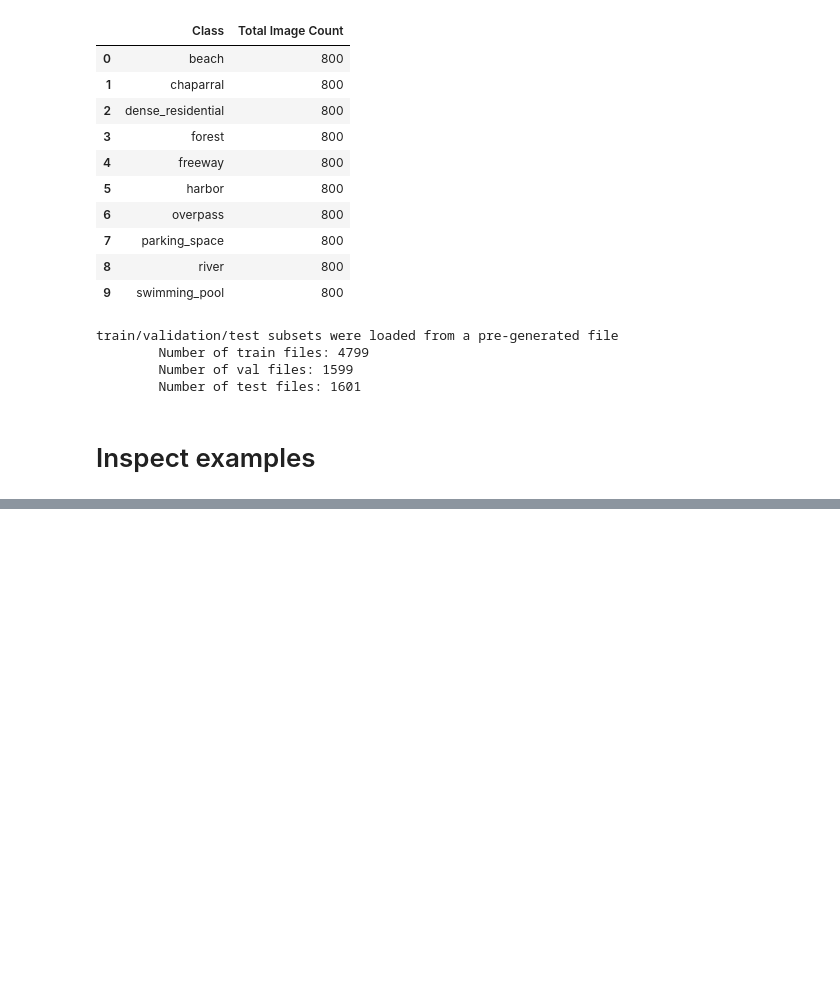
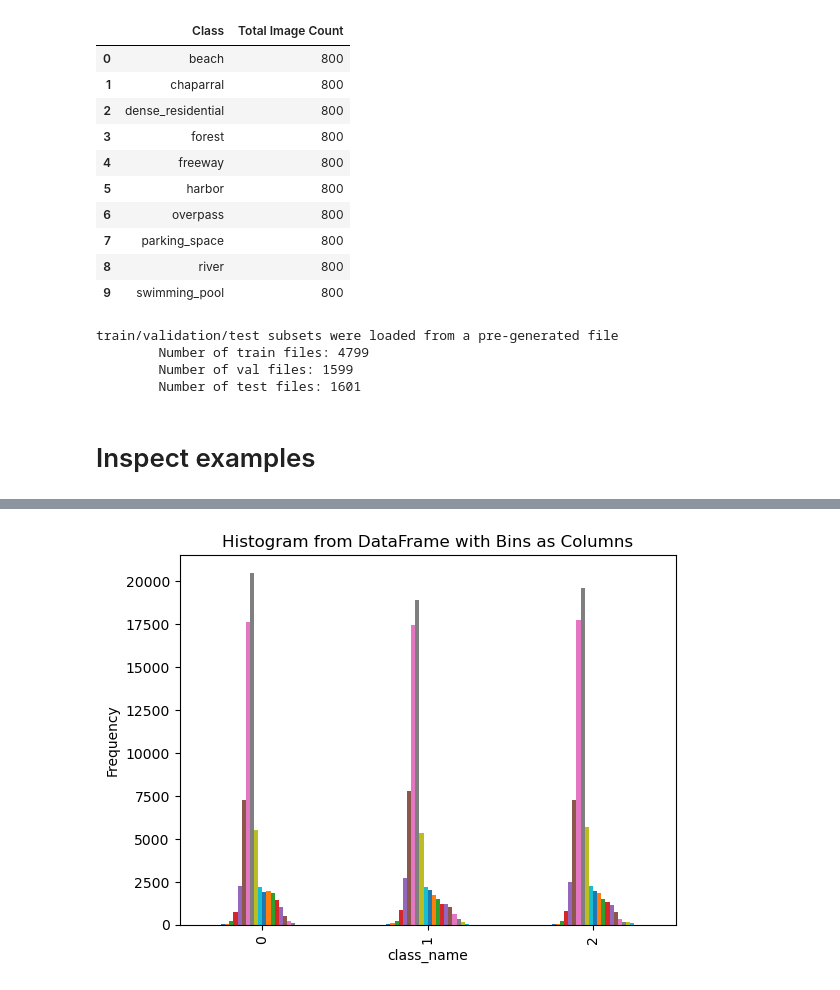
Before and after one commit to jspencermorris/terrains, a Jupyter notebook: notebooks/mm_freq_features.ipynb, the cells around one changed output, grey strips where cells are left out. Cells and saved outputs as stored; diff of their text form; code cells hidden in the pictures; blank space fills up the shorter version.

```diff
--- a/notebooks/mm_freq_features.ipynb
+++ b/notebooks/mm_freq_features.ipynb
@@ -256,0 +292,8 @@ df2
+# %%
+df2.loc[0:2, 'Bin_1': 'Bin_20'].plot(kind='bar', legend=False)
+plt.xlabel(df2.columns[0])
+plt.ylabel('Frequency')
+plt.title('Histogram from DataFrame with Bins as Columns')
+plt.show()
+# %% [output]
+[figure, added]
```
Also changed, not shown: parts of 15 cells of this notebook, 1 other file.
